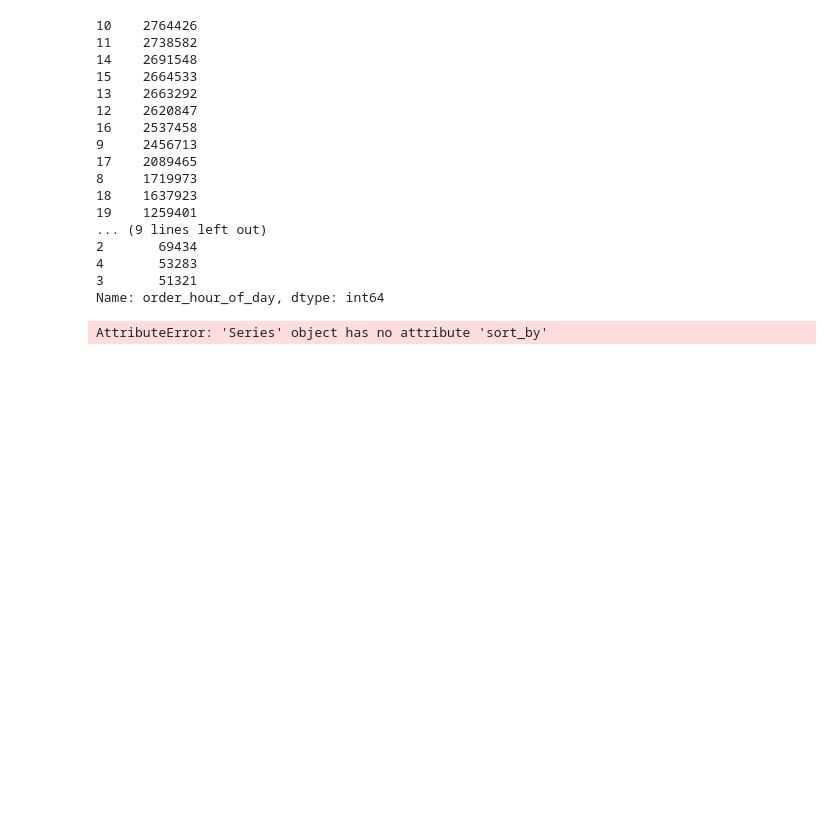
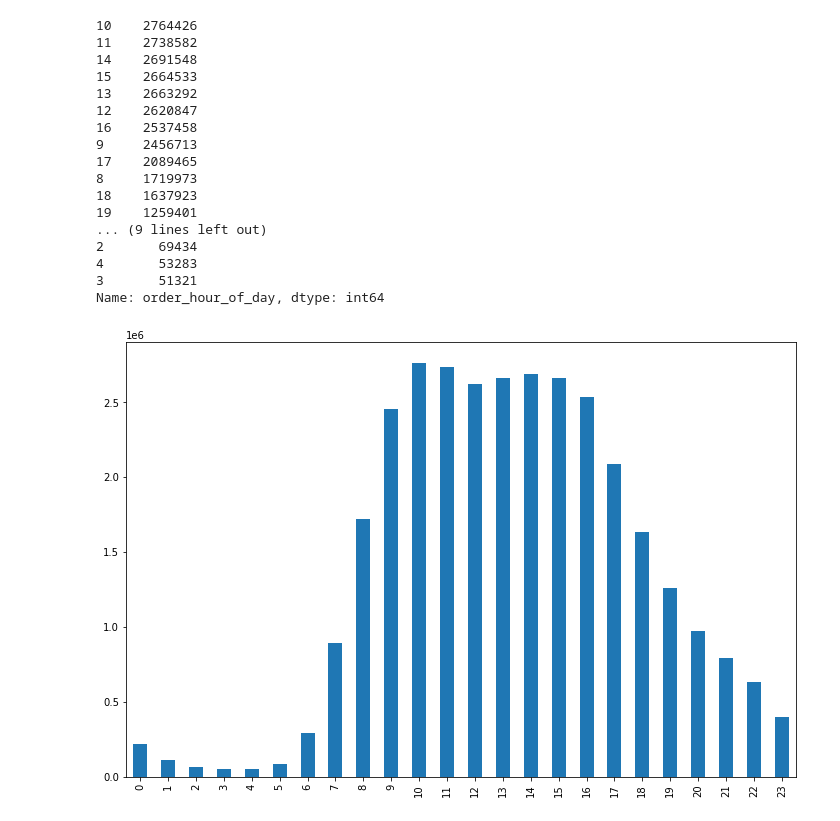
Before and after one commit to brandmend/Instacart_Basket_Prediction_Analysis, a Jupyter notebook: Instacart_Basket_Analysis_EDA.ipynb, the cells around one changed output. Cells and saved outputs as stored; diff of their text form; code cells hidden in the pictures; blank space fills up the shorter version.

Commit message:
product features engineering

```diff
--- a/Instacart_Basket_Analysis_EDA.ipynb
+++ b/Instacart_Basket_Analysis_EDA.ipynb
@@ -148,3 +207,9 @@ Data columns (total 6 columns):
  5   department     49688 non-null  object
 dtypes: int64(3), object(3)
 memory usage: 2.7+ MB
+# %%
+# Dropping duplicative columns
+
+product_df.drop(columns=['aisle_id','department_id'],inplace=True)
+
+product_df
@@ -153,9 +246,9 @@ memory usage: 2.7+ MB
 # %%
 # Inner join orders and orders_prior
 
-priors = orders.merge(orders_prior,on='order_id',how='inner')
+orders_products = orders.merge(orders_prior,on='order_id',how='inner')
 
-priors.head(20)
+orders_products.head(20)
 # %% [output]
 |  | order_id | user_id | eval_set | order_number | order_dow | order_hour_of_day | days_since_prior_order | ... |
 | 0 | 2539329 | 1 | prior | 1 | 2 | 8 | NaN | ... |
@@ -195,9 +288,9 @@ priors.describe()
 | 75% | 2.565514e+06 | 1.543910e+05 | 2.400000e+01 | 5.000000e+00 | 1.600000e+01 | 1.500000e+01 | 3.793500e+04 | ... |
 | max | 3.421083e+06 | 2.062090e+05 | 9.900000e+01 | 6.000000e+00 | 2.300000e+01 | 3.000000e+01 | 4.968800e+04 | ... |
 # %%
-priors = priors.merge(product_df,how='left',left_on='product_id',right_on='product_id')
+orders_products =  orders_products.merge(product_df,how='left',left_on='product_id',right_on='product_id')
 
-priors.head()
+orders_products.head()
 # %% [output]
 |  | order_id | user_id | eval_set | order_number | order_dow | order_hour_of_day | days_since_prior_order | ... |
 | 0 | 2539329 | 1 | prior | 1 | 2 | 8 | NaN | ... |
@@ -313,10 +406,8 @@ Name: order_hour_of_day, dtype: int64
 # %%
 # Most frequent order times tend to be in the morning/early afternoon. This makes sense as most people want to
 # get the groceries delivered when they get home
-# %%
-priors['days_since_prior_order'].value_counts().sort_by()
-# %% [output]
-AttributeError: 'Series' object has no attribute 'sort_by'
 # %%
-priors['order_hour_of_day'].value_counts(sort=False).plot.bar(figsize=(12,8));
+orders_products['order_hour_of_day'].value_counts(sort=False).plot.bar(figsize=(12,8));
+# %% [output]
+[figure, added]
 # %%
```
Also changed, not shown: parts of 33 cells of this notebook.
